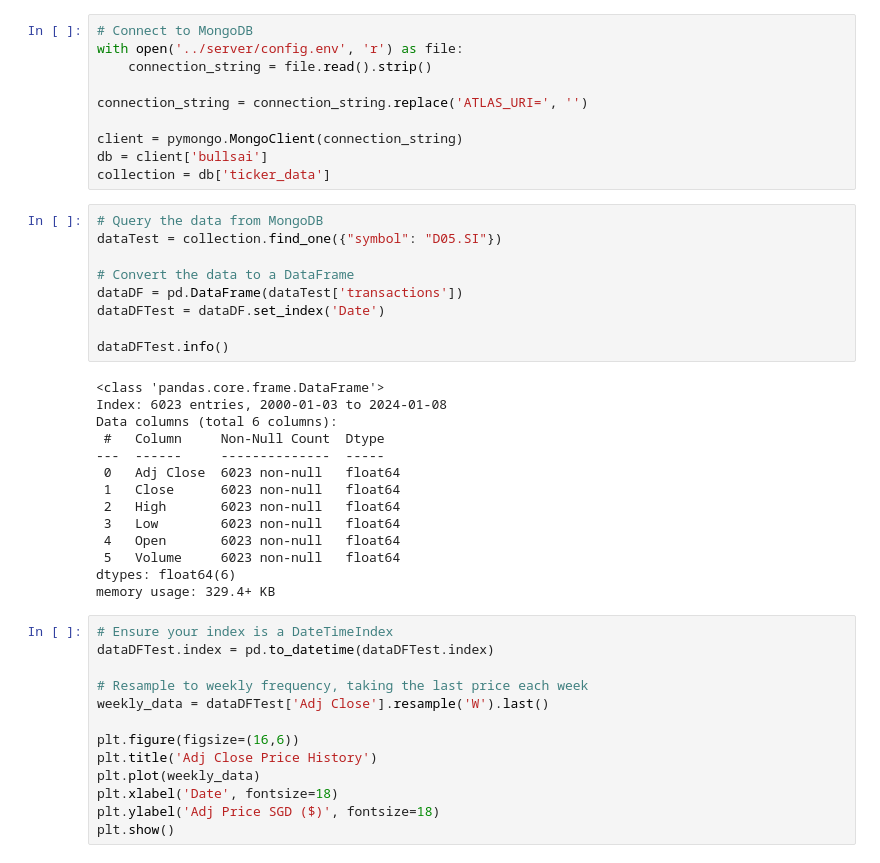
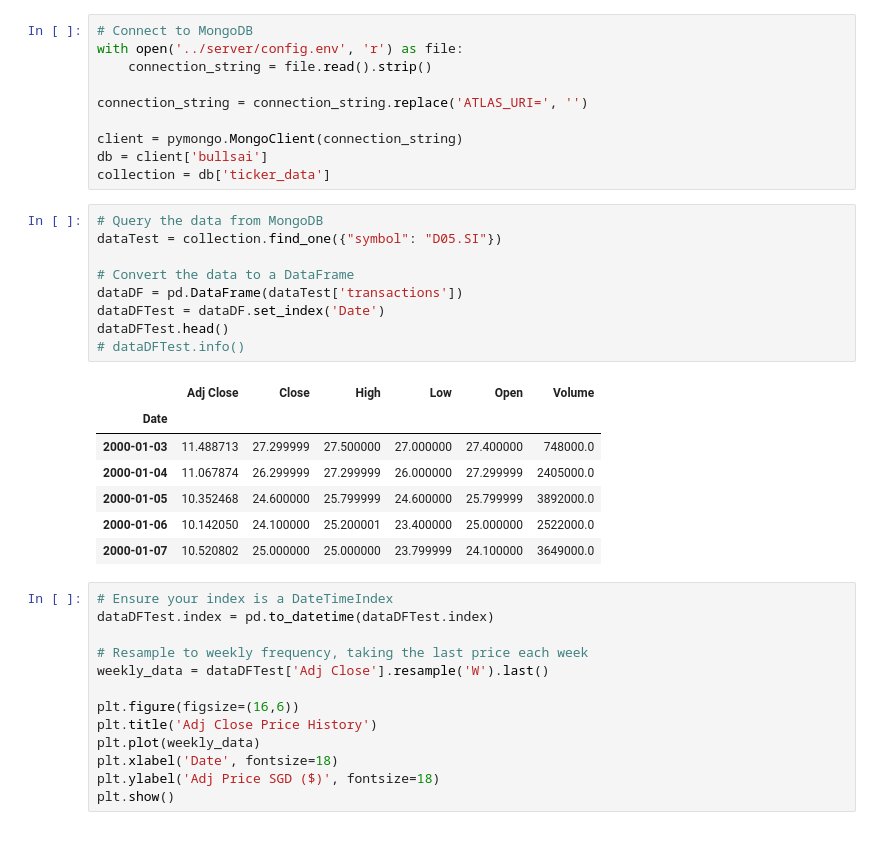
Before and after one commit to Darrel-Koh/Bulls-AI, a Jupyter notebook: mern/ML/connectDB.ipynb, the cells around one changed output. Drawn from its saved outputs; the diff is of its cells as text.

```diff
--- a/mern/ML/connectDB.ipynb
+++ b/mern/ML/connectDB.ipynb
@@ -133,26 +156,20 @@ collection = db['ticker_data']
 # %%
 # Query the data from MongoDB
 dataTest = collection.find_one({"symbol": "D05.SI"})
 
 # Convert the data to a DataFrame
 dataDF = pd.DataFrame(dataTest['transactions'])
 dataDFTest = dataDF.set_index('Date')
-
-dataDFTest.info()
+dataDFTest.head()
+# dataDFTest.info()
 # %% [output]
-<class 'pandas.core.frame.DataFrame'>
-Index: 6023 entries, 2000-01-03 to 2024-01-08
-Data columns (total 6 columns):
- #   Column     Non-Null Count  Dtype
----  ------     --------------  -----
- 0   Adj Close  6023 non-null   float64
- 1   Close      6023 non-null   float64
- 2   High       6023 non-null   float64
- 3   Low        6023 non-null   float64
- 4   Open       6023 non-null   float64
- 5   Volume     6023 non-null   float64
-dtypes: float64(6)
-memory usage: 329.4+ KB
+|  | Adj Close | Close | High | Low | Open | Volume |
+| Date |  |  |  |  |  |  |
+| 2000-01-03 | 11.488713 | 27.299999 | 27.500000 | 27.000000 | 27.400000 | 748000.0 |
+| 2000-01-04 | 11.067874 | 26.299999 | 27.299999 | 26.000000 | 27.299999 | 2405000.0 |
+| 2000-01-05 | 10.352468 | 24.600000 | 25.799999 | 24.600000 | 25.799999 | 3892000.0 |
+| 2000-01-06 | 10.142050 | 24.100000 | 25.200001 | 23.400000 | 25.000000 | 2522000.0 |
+| 2000-01-07 | 10.520802 | 25.000000 | 25.000000 | 23.799999 | 24.100000 | 3649000.0 |
 # %%
 # Ensure your index is a DateTimeIndex
 dataDFTest.index = pd.to_datetime(dataDFTest.index)
```
Also changed, not shown: parts of 6 cells of this notebook.
